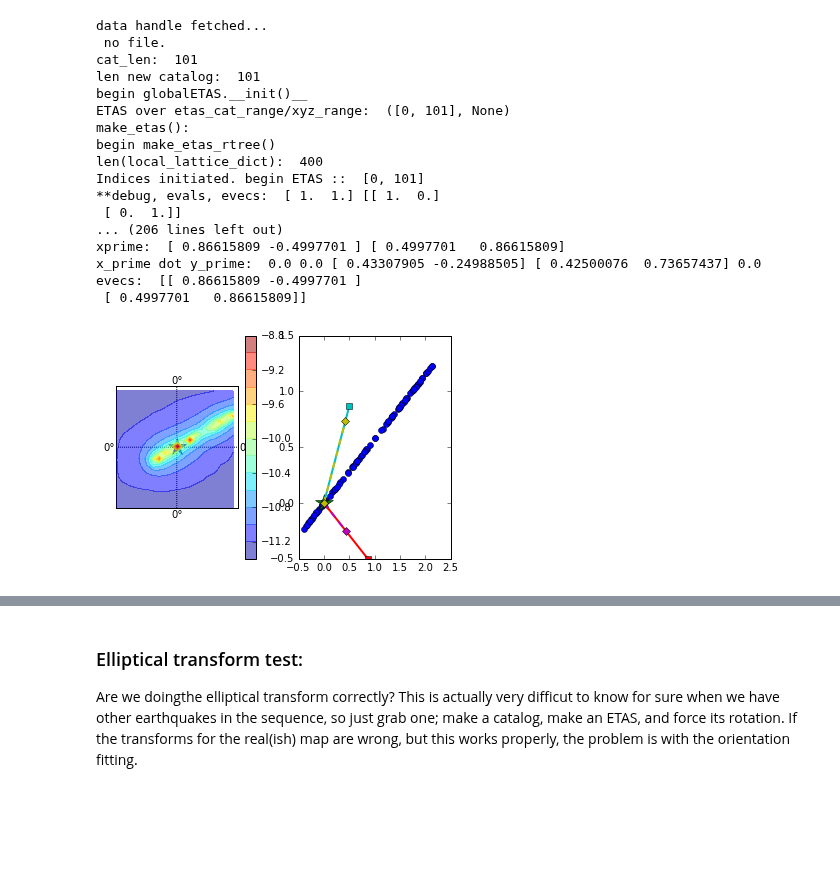
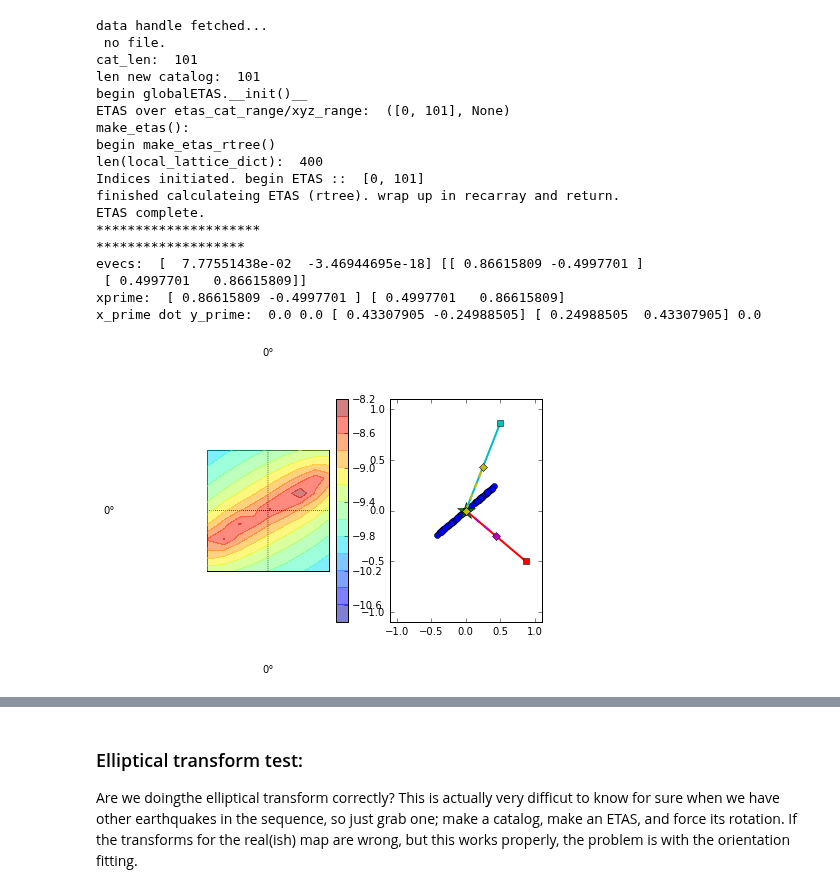
Before and after one commit to markyoder/globalETAS, a Jupyter notebook: globalETAS_unit_tests.ipynb, the cells around one changed output, grey strips where cells are left out. Drawn from its saved outputs; the diff is of its cells as text; code cells hidden in the pictures; blank space fills up the shorter version.

Commit message:
cleaned up elliptical transform linear algebra in Earthquake() class. looks right in globalETAS_unit_tests notebook script.

```diff
--- a/globalETAS_unit_tests.ipynb
+++ b/globalETAS_unit_tests.ipynb
@@ -64,28 +63,30 @@ The autoreload extension is already loaded. To reload it, use:
 # %%
 theta = (1./6.)*3.14
 #
 #ut = globalETAS.elliptical_transform_test(theta = 3.15/4., x0=0., y0=0., n_quakes=100, m=6.0, max_ratio=2.0, fignum=0)
-aa=globalETAS.elliptical_transform_test(theta=theta, m=7., dm=3.)
-print('evecs: ', aa['catalog'][-1]['e_vecs'])
+#aa=globalETAS.elliptical_transform_test(theta=theta, m=7., dm=3.)
+aa=globalETAS.elliptical_transform_test(theta=theta, m=7.)
+#print('evecs: ', aa.catalog[-1]['e_vecs'])
 # %% [output]
 data handle fetched...
  no file.
 cat_len:  101
 len new catalog:  101
 begin globalETAS.__init()__
 ETAS over etas_cat_range/xyz_range:  ([0, 101], None)
 make_etas():
 begin make_etas_rtree()
 len(local_lattice_dict):  400
 Indices initiated. begin ETAS ::  [0, 101]
-**debug, evals, evecs:  [ 1.  1.] [[ 1.  0.]
- [ 0.  1.]]
-... (206 lines left out)
+finished calculateing ETAS (rtree). wrap up in recarray and return.
+ETAS complete.
+*********************
+*******************
+evecs:  [  7.77551438e-02  -3.46944695e-18] [[ 0.86615809 -0.4997701 ]
+ [ 0.4997701   0.86615809]]
 xprime:  [ 0.86615809 -0.4997701 ] [ 0.4997701   0.86615809]
-x_prime dot y_prime:  0.0 0.0 [ 0.43307905 -0.24988505] [ 0.42500076  0.73657437] 0.0
-evecs:  [[ 0.86615809 -0.4997701 ]
- [ 0.4997701   0.86615809]]
+x_prime dot y_prime:  0.0 0.0 [ 0.43307905 -0.24988505] [ 0.24988505  0.43307905] 0.0
-[figure, old version]
+[figure, new version]
 # %%
 # TODO: wtf? check out:
 #> globalETAS.elliptical_transform_test(theta = 0., x0=0., y0=0., n_quakes=100, m=6.0, max_ratio=2.0, fignum=0):
```
Also changed, not shown: parts of 6 cells of this notebook, 2 other files.
